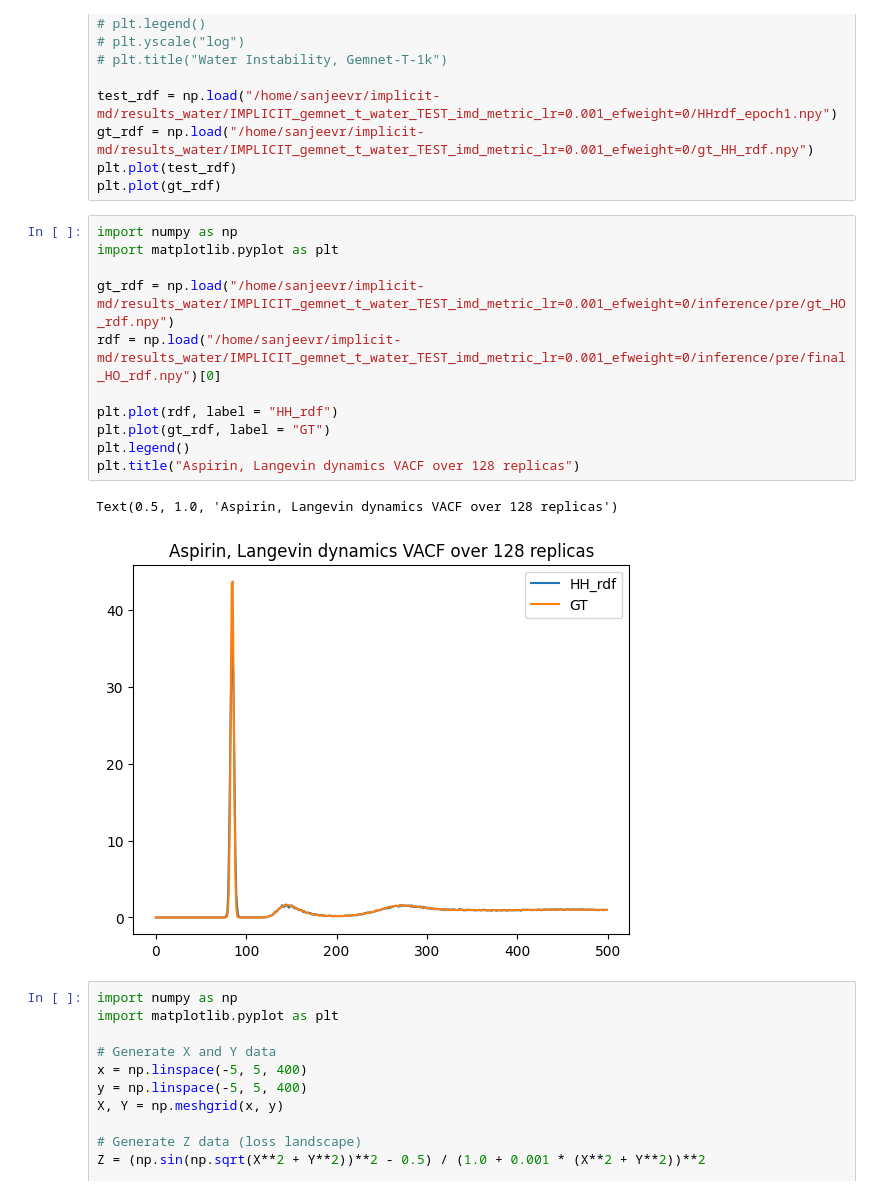
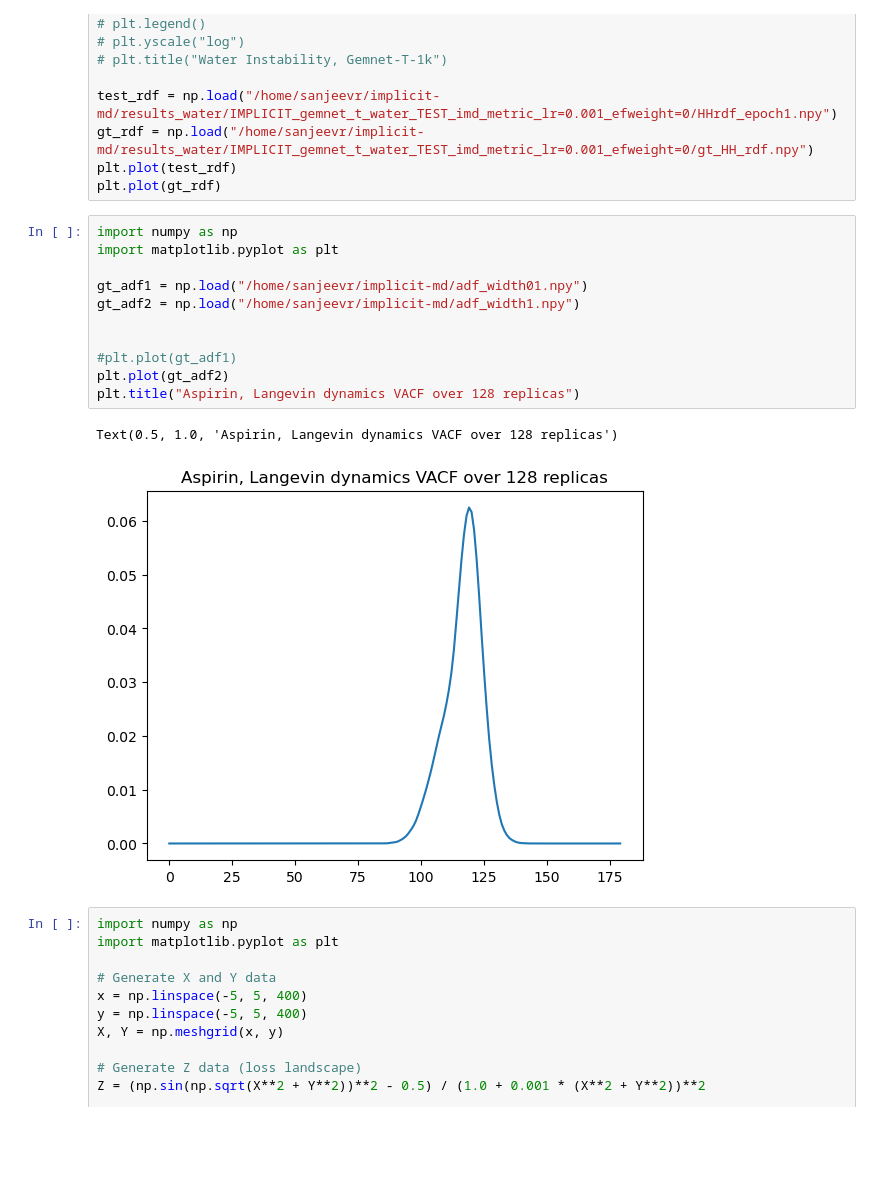
Before and after one commit to jeevster/implicit-md, a Jupyter notebook: Untitled.ipynb, the cells around one changed output. Cells and saved outputs as stored; diff of their text form; blank space fills up the shorter version.

Commit message:
fix adf gaussian width to be smoother

```diff
--- a/Untitled.ipynb
+++ b/Untitled.ipynb
@@ -67,17 +67,17 @@ plt.plot(gt_rdf)
 # %%
 import numpy as np
 import matplotlib.pyplot as plt
 
-gt_rdf = np.load("/home/sanjeevr/implicit-md/results_water/IMPLICIT_gemnet_t_water_TEST_imd_metric_lr=0.001_efweight=0/inference/pre/gt_HO_rdf.npy")
-rdf = np.load("/home/sanjeevr/implicit-md/results_water/IMPLICIT_gemnet_t_water_TEST_imd_metric_lr=0.001_efweight=0/inference/pre/final_HO_rdf.npy")[0]
+gt_adf1 = np.load("/home/sanjeevr/implicit-md/adf_width01.npy")
+gt_adf2 = np.load("/home/sanjeevr/implicit-md/adf_width1.npy")
 
-plt.plot(rdf, label = "HH_rdf")
-plt.plot(gt_rdf, label = "GT")
-plt.legend()
+
+#plt.plot(gt_adf1)
+plt.plot(gt_adf2)
 plt.title("Aspirin, Langevin dynamics VACF over 128 replicas")
 # %% [output]
 Text(0.5, 1.0, 'Aspirin, Langevin dynamics VACF over 128 replicas')
-[figure, old version]
+[figure, new version]
 # %%
 import numpy as np
 import matplotlib.pyplot as plt
```
Also changed, not shown: 3 other files.
